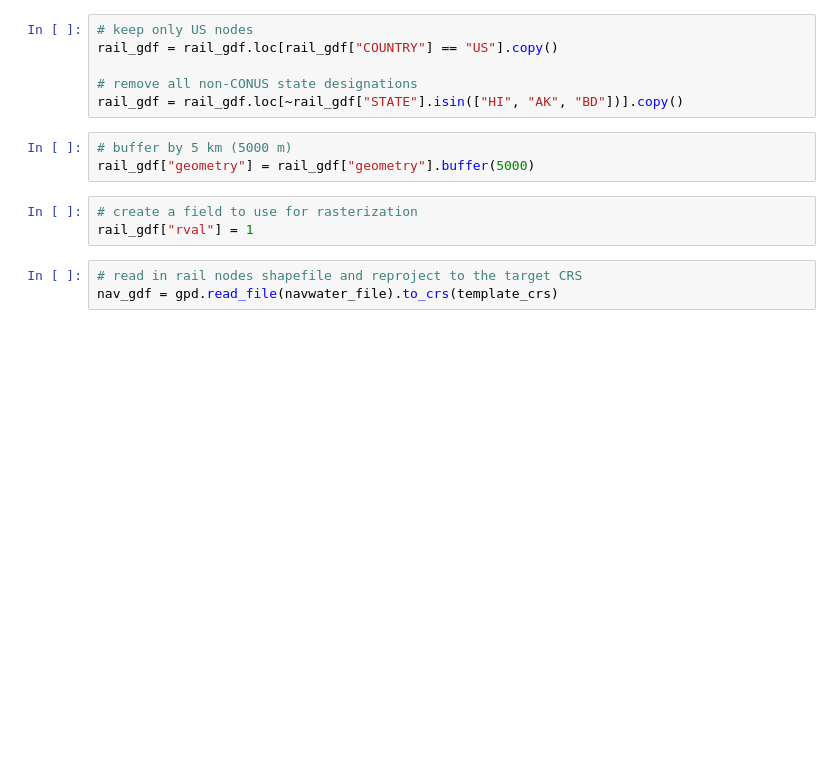
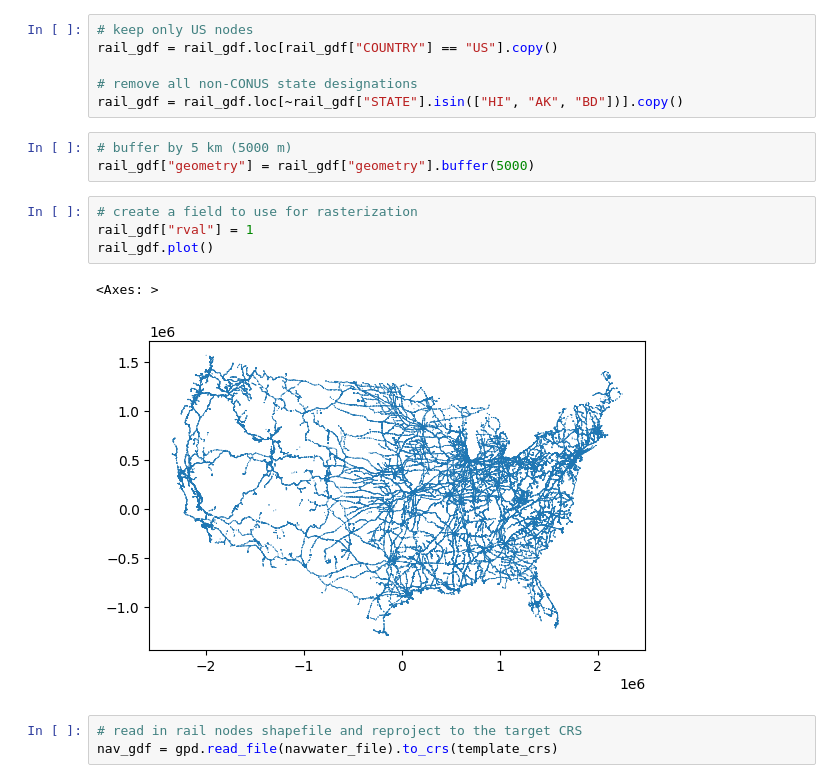
Before and after one commit to IMMM-SFA/gridcerf, a Jupyter notebook: notebooks/build_coalmines_railnodes_navwaters_suitability.ipynb, the cells around one changed output. Saved outputs shown, nothing was run; the diff lists cells and outputs as text; blank space fills up the shorter version.

```diff
--- a/notebooks/build_coalmines_railnodes_navwaters_suitability.ipynb
+++ b/notebooks/build_coalmines_railnodes_navwaters_suitability.ipynb
@@ -168,6 +173,10 @@ rail_gdf["geometry"] = rail_gdf["geometry"].buffer(5000)
 # %%
 # create a field to use for rasterization
 rail_gdf["rval"] = 1
+rail_gdf.plot()
+# %% [output]
+<Axes: >
+[figure, added]
 # %%
 # read in rail nodes shapefile and reproject to the target CRS
 nav_gdf = gpd.read_file(navwater_file).to_crs(template_crs)
```
Also changed, not shown: parts of 4 cells of this notebook.
